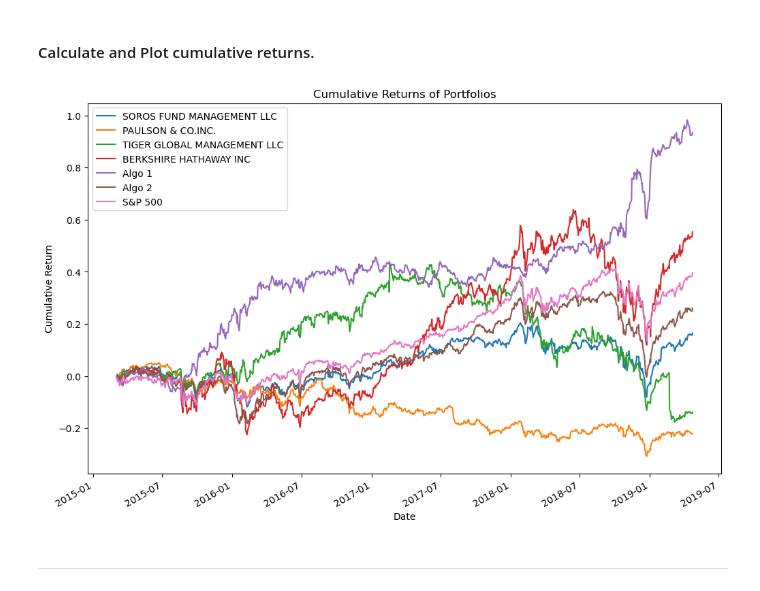
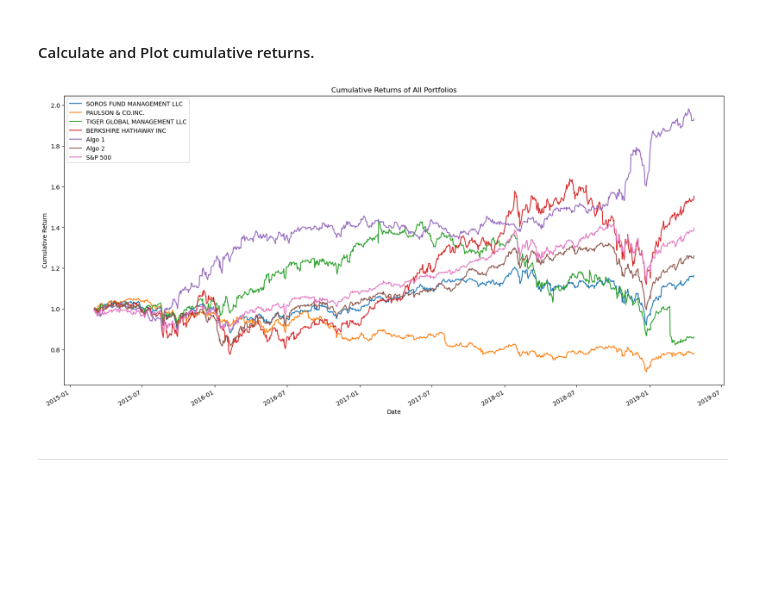
Before and after one commit to helobonetti/a_whale_off_the_port_folio, a Jupyter notebook: whale_analysis.ipynb, the cells around one changed output. Saved outputs shown, nothing was run; the diff lists cells and outputs as text; code cells hidden in the pictures; blank space fills up the shorter version.

Commit message:
pushing custom portfolio

```diff
--- a/whale_analysis.ipynb
+++ b/whale_analysis.ipynb
@@ -195,20 +180,22 @@ sp500_history.head()
 | 2019-04-17 | $2900.45 |
 | 2019-04-16 | $2907.06 |
 # %%
-# Calculate Daily Returns - TUTOR - SP500 daily rerturn do not match
+# Calculate Daily Returns
 
 # Load the data and fix data types
 sp500_path = Path('sp500_history.csv')
-sp500_history = pd.read_csv(sp500_path, parse_dates=True, index_col='Date', thousands=',', dtype={'Close': str}).sort_index()
-sp500_history['Close'] = pd.to_numeric(sp500_history['Close'].replace('[\$,]', '', regex=True), errors='coerce')
+sp500_returns = pd.read_csv(sp500_path, parse_dates=True, index_col='Date', thousands=',', dtype={'Close': str}).sort_index()
+
+#Convert 'Close' column to numeric
+
+sp500_returns['Close'] = sp500_returns['Close'].replace('[\$,]', '', regex=True).astype(float)
 
 # Calculate Daily Returns
-sp500_history['Daily Returns'] = sp500_history['Close'].pct_change()
+sp500_returns['Daily Returns'] = sp500_returns['Close'].pct_change()
 
-# Rename 'Daily Returns' column to 'S&P 500'
 
 # Display the updated DataFrame
-print(sp500_history.head())
-display(sp500_history.tail())
-sp500_history.head()
+display(sp500_returns.head())
+display(sp500_returns.tail())
+sp500_returns.head()
 # %% [output]
@@ -236,10 +223,6 @@ Date
 # %%
 # Rename `Close` Column to be specific to this portfolio.
 
-sp500_history = sp500_history.rename(columns={'Close': 'S&P 500 Close'})
-print(sp500_history.head())
-
-# Checking all the columns for SP500 history
-
-print("Columns in sp500_history:", sp500_history.columns)
+sp500_returns = sp500_returns.rename(columns={'Close': 'S&P 500 Close'})
+sp500_returns.head()
 # %% [output]
@@ -256,18 +238,16 @@ Columns in sp500_history: Index(['S&P 500 Close', 'Daily Returns'], dtype='objec
 # %%
 # Join Whale Returns, Algorithmic Returns, and the S&P 500 Returns into a single DataFrame with columns for each portfolio's returns.
 
-merged_df = pd.concat([whale_returns, algo_returns, sp500_history['Daily Returns']], axis=1)
+combined_df = pd.concat([whale_returns, algo_returns, sp500_returns], axis='columns', join='inner')
 
-merged_df = merged_df.dropna()
+combined_df = combined_df.dropna()
 
-
-# Drop nulls
-merged_df = merged_df.dropna()
+# Drop 'S&P 500 Close' column
+combined_df = combined_df.drop(columns=['S&P 500 Close'])
 
 # Rename 'Daily Returns' column to 'S&P 500'
-
-merged_df = merged_df.rename(columns={'Daily Returns': 'S&P 500'})
-merged_df.head()
+combined_df = combined_df.rename(columns={'Daily Returns': 'S&P 500'})
+combined_df.head()
 # %% [output]
 |  | SOROS FUND MANAGEMENT LLC | PAULSON & CO.INC. | TIGER GLOBAL MANAGEMENT LLC | BERKSHIRE HATHAWAY INC | Algo 1 | Algo 2 | ... |
 | Date |  |  |  |  |  |  | ... |
@@ -308,16 +282,17 @@ plt.show()
 # %%
 # Calculate cumulative returns of all portfolios
 
-cumulative_returns = (1 + merged_df).cumprod() - 1
+cumulative_returns = (1 + combined_df).cumprod()
+cumulative_returns.head()
 
 # Plot cumulative returns
-cumulative_returns.plot(figsize=(12, 8), title='Cumulative Returns of Portfolios')
+cumulative_returns.plot(figsize=(20, 10), title='Cumulative Returns of All Portfolios')
 plt.xlabel('Date')
 plt.ylabel('Cumulative Return')
 plt.legend(loc='upper left')
 plt.show()
 # %% [output]
-[figure, old version]
+[figure, new version]
 # %% [markdown]
 ---
 # %% [markdown]
```
Also changed, not shown: parts of 27 cells of this notebook, 5 other files.
